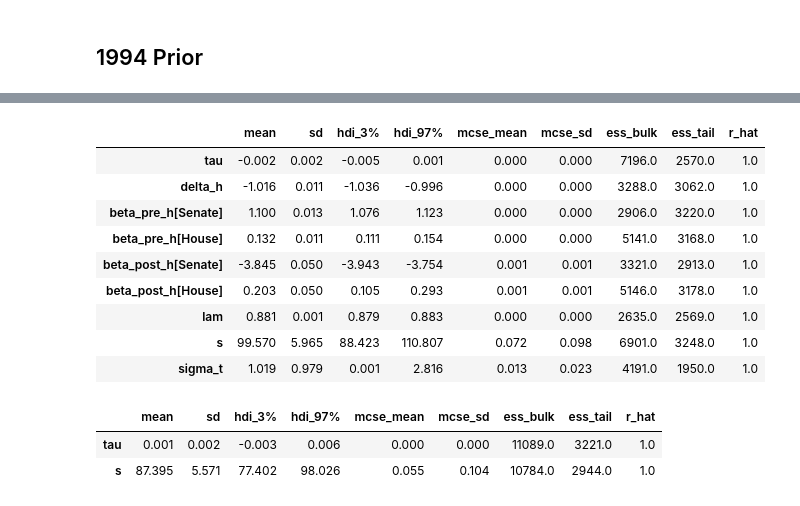
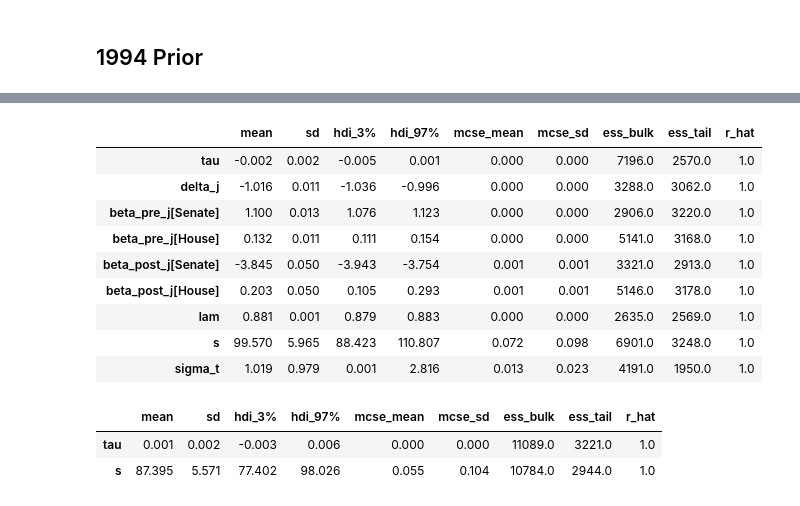
Before and after one commit to muziejus/stat-5224-final-project, a Jupyter notebook: project-code.ipynb, the cells around one changed output, grey strips where cells are left out. Saved outputs shown, nothing was run; the diff lists cells and outputs as text; code cells hidden in the pictures.

```diff
--- a/project-code.ipynb
+++ b/project-code.ipynb
@@ -519,17 +519,17 @@ with pm.Model(coords={
     tau = pm.Normal("tau", mu=0, sigma=1)
 
     # Chamber effect (House vs Senate)
-    delta_h = pm.Normal("delta_h", mu=0.2, sigma=0.1)
+    delta_j = pm.Normal("delta_j", mu=0.2, sigma=0.1)
 
     # Each keyword gets its own intercept
-    alpha_i = pm.Normal("alpha_i", mu=0, sigma=0.1, dims="keyword")
+    alpha_k = pm.Normal("alpha_k", mu=0, sigma=0.1, dims="keyword")
 
     # Shared pre/post slopes hierarchized by chamber
-    beta_pre_h = pm.Normal("beta_pre_h", mu=0, sigma=0.05, dims="chamber")
-    beta_post_h = pm.Normal("beta_post_h", mu=0.1, sigma=0.1, dims="chamber")
+    beta_pre_j = pm.Normal("beta_pre_j", mu=0, sigma=0.05, dims="chamber")
+    beta_post_j = pm.Normal("beta_post_j", mu=0.1, sigma=0.1, dims="chamber")
 
     # Keyword-specific post treatment slope
-    gamma_i = pm.Normal("gamma_i", mu=0, sigma=0.05, dims="keyword")
+    gamma_k = pm.Normal("gamma_k", mu=0, sigma=0.05, dims="keyword")
 
     # Error term
     sigma_t = pm.Exponential("sigma_t", 1)
@@ -544,10 +544,10 @@ with pm.Model(coords={
 
     mu = (
         pt.log(C_t)  # Offset
-        + delta_h * chamber_data
-        + alpha_i[keyword_data]
-        + beta_pre_h[chamber_data] * T_t
-        + (gamma_i[keyword_data] + beta_post_h[chamber_data]) * T_t * G
+        + delta_j * chamber_data
+        + alpha_k[keyword_data]
+        + beta_pre_j[chamber_data] * T_t
+        + (gamma_k[keyword_data] + beta_post_j[chamber_data]) * T_t * G
     )
 
     ### Likelihood
@@ -707,17 +707,17 @@ with pm.Model(coords={
     tau = pm.Normal("tau", mu=0, sigma=1)
 
     # Chamber effect (House vs Senate)
-    delta_h = pm.Normal("delta_h", mu=0.2, sigma=0.1)
+    delta_j = pm.Normal("delta_j", mu=0.2, sigma=0.1)
 
     # Each keyword gets its own intercept
-    alpha_i = pm.Normal("alpha_i", mu=0, sigma=0.1, dims="keyword")
+    alpha_k = pm.Normal("alpha_k", mu=0, sigma=0.1, dims="keyword")
 
     # Shared pre/post slopes hierarchized by chamber
-    beta_pre_h = pm.Normal("beta_pre_h", mu=0, sigma=0.05, dims="chamber")
-    beta_post_h = pm.Normal("beta_post_h", mu=0.1, sigma=0.1, dims="chamber")
+    beta_pre_j = pm.Normal("beta_pre_j", mu=0, sigma=0.05, dims="chamber")
+    beta_post_j = pm.Normal("beta_post_j", mu=0.1, sigma=0.1, dims="chamber")
 
     # Keyword-specific post treatment slope
-    gamma_i = pm.Normal("gamma_i", mu=0, sigma=0.05, dims="keyword")
+    gamma_k = pm.Normal("gamma_k", mu=0, sigma=0.05, dims="keyword")
 
     # Error term
     sigma_t = pm.Exponential("sigma_t", 1)
@@ -732,10 +732,10 @@ with pm.Model(coords={
 
     mu = (
         pt.log(C_t)  # Offset
-        + delta_h * chamber_data
-        + alpha_i[keyword_data]
-        + beta_pre_h[chamber_data] * T_t
-        + (gamma_i[keyword_data] + beta_post_h[chamber_data]) * T_t * G
+        + delta_j * chamber_data
+        + alpha_k[keyword_data]
+        + beta_pre_j[chamber_data] * T_t
+        + (gamma_k[keyword_data] + beta_post_j[chamber_data]) * T_t * G
     )
 
     ### Likelihood
@@ -770,15 +770,15 @@ Sampling: [y_obs]
 [interactive output not drawn]
 [interactive output not drawn]
 # %%
-az.summary(gen_poi_1994_trace, var_names=["~alpha_i", "~gamma_i"])
+az.summary(gen_poi_1994_trace, var_names=["~alpha_k", "~gamma_k"])
 # %% [output]
 |  | mean | sd | hdi_3% | hdi_97% | mcse_mean | mcse_sd | ess_bulk | ess_tail | r_hat |
 | tau | -0.002 | 0.002 | -0.005 | 0.001 | 0.000 | 0.000 | 7196.0 | 2570.0 | 1.0 |
-| delta_h | -1.016 | 0.011 | -1.036 | -0.996 | 0.000 | 0.000 | 3288.0 | 3062.0 | 1.0 |
-| beta_pre_h[Senate] | 1.100 | 0.013 | 1.076 | 1.123 | 0.000 | 0.000 | 2906.0 | 3220.0 | 1.0 |
-| beta_pre_h[House] | 0.132 | 0.011 | 0.111 | 0.154 | 0.000 | 0.000 | 5141.0 | 3168.0 | 1.0 |
-| beta_post_h[Senate] | -3.845 | 0.050 | -3.943 | -3.754 | 0.001 | 0.001 | 3321.0 | 2913.0 | 1.0 |
-| beta_post_h[House] | 0.203 | 0.050 | 0.105 | 0.293 | 0.001 | 0.001 | 5146.0 | 3178.0 | 1.0 |
+| delta_j | -1.016 | 0.011 | -1.036 | -0.996 | 0.000 | 0.000 | 3288.0 | 3062.0 | 1.0 |
+| beta_pre_j[Senate] | 1.100 | 0.013 | 1.076 | 1.123 | 0.000 | 0.000 | 2906.0 | 3220.0 | 1.0 |
+| beta_pre_j[House] | 0.132 | 0.011 | 0.111 | 0.154 | 0.000 | 0.000 | 5141.0 | 3168.0 | 1.0 |
+| beta_post_j[Senate] | -3.845 | 0.050 | -3.943 | -3.754 | 0.001 | 0.001 | 3321.0 | 2913.0 | 1.0 |
+| beta_post_j[House] | 0.203 | 0.050 | 0.105 | 0.293 | 0.001 | 0.001 | 5146.0 | 3178.0 | 1.0 |
 | lam | 0.881 | 0.001 | 0.879 | 0.883 | 0.000 | 0.000 | 2635.0 | 2569.0 | 1.0 |
 | s | 99.570 | 5.965 | 88.423 | 110.807 | 0.072 | 0.098 | 6901.0 | 3248.0 | 1.0 |
 | sigma_t | 1.019 | 0.979 | 0.001 | 2.816 | 0.013 | 0.023 | 4191.0 | 1950.0 | 1.0 |
```
Also changed, not shown: parts of 8 cells of this notebook.
